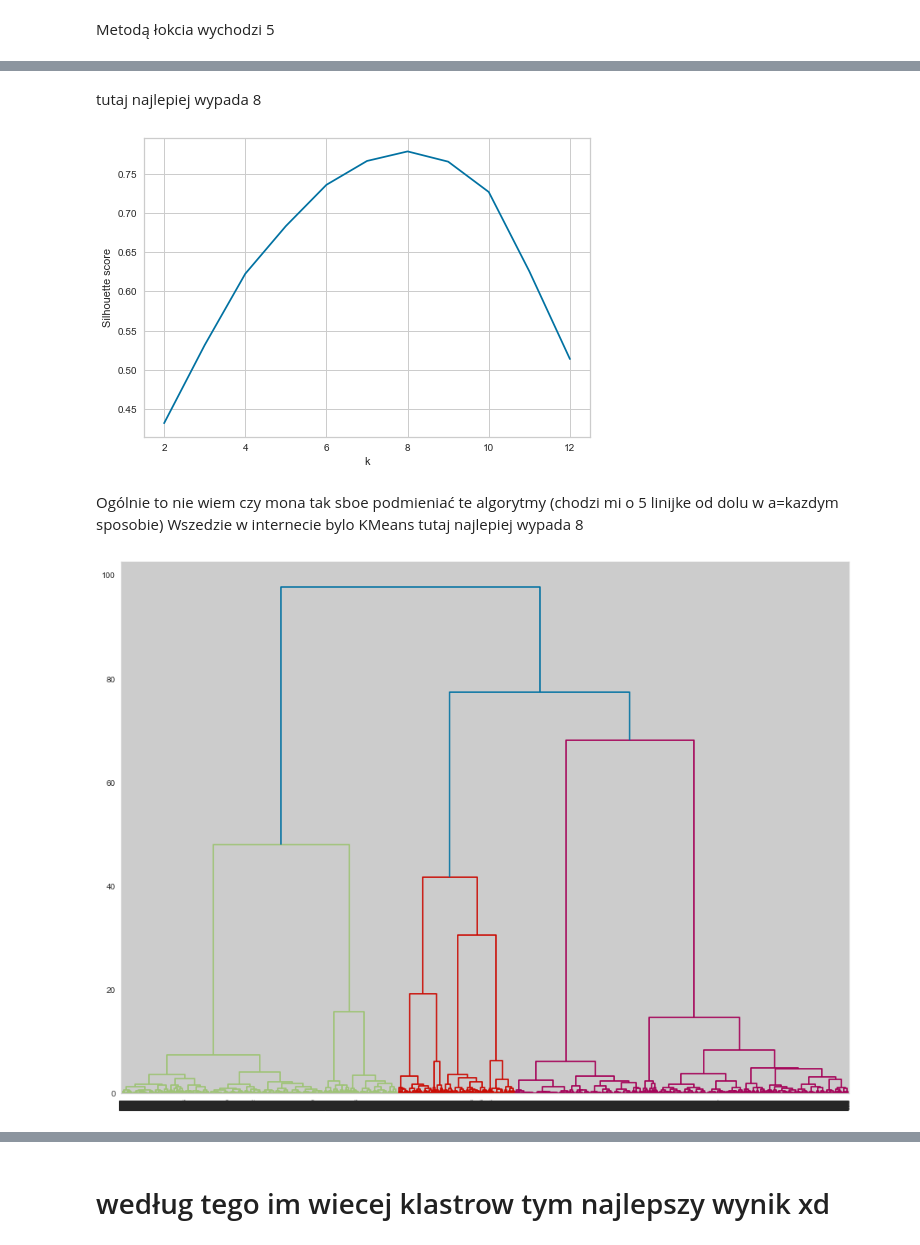
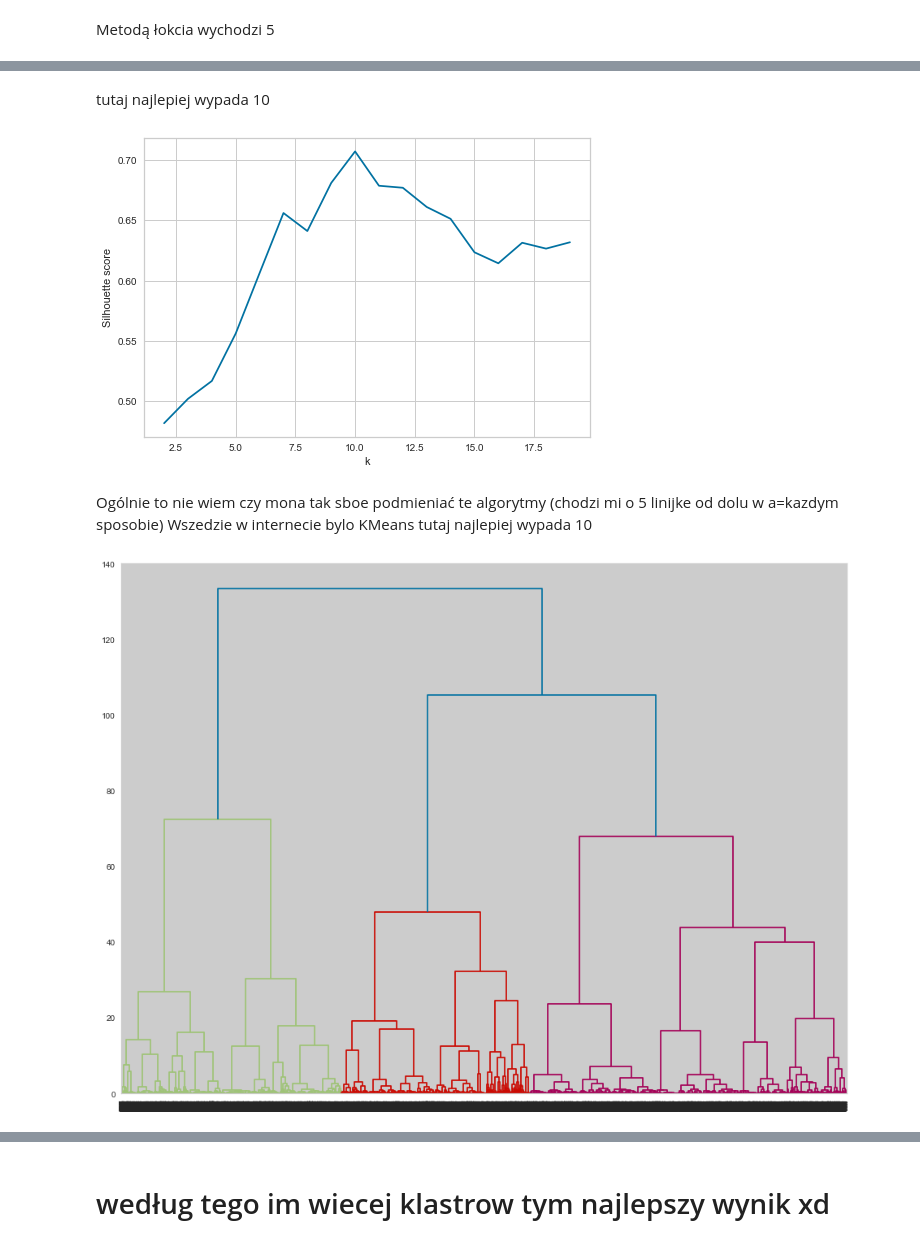
Before and after one commit to SawickiK/ML-Clustering, a Jupyter notebook: clustering.ipynb, the cells around one changed output, grey strips where cells are left out. Drawn from its saved outputs; the diff is of its cells as text; code cells hidden in the pictures.

```diff
--- a/clustering.ipynb
+++ b/clustering.ipynb
@@ -48,7 +48,7 @@ sns.pairplot(df)
 # %% [markdown]
 # SZUKAMY LICZBY KLASTRÓW : D
 # %%
-Elbow_M = KElbowVisualizer(KMeans(), k=10)
+Elbow_M = KElbowVisualizer(KMeans(), k=20)
 Elbow_M.fit(df)
 Elbow_M.show()
 # %% [output]
@@ -127,47 +127,47 @@ plt.show()
 # %% [markdown]
-tutaj najlepiej wypada 8
+tutaj najlepiej wypada 10
 # %%
 #hierarchiczna
 
 from sklearn.cluster import AgglomerativeClustering
 
 def count_clustering_scores(X, cluster_num, model, score_fun):
 
     if isinstance(cluster_num, int):
         cluster_num_iter = [cluster_num]
     else:
         cluster_num_iter = cluster_num
 
     scores = []
     for k in cluster_num_iter:
         model_instance = model(n_clusters=k)
         labels = model_instance.fit_predict(X)
         wcss = score_fun(X, labels)
         scores.append(wcss)
 
     if isinstance(cluster_num, int):
         return scores[0]
     else:
         return scores
 
 
-cluster_num_seq = range(2, 13)
+cluster_num_seq = range(2, 20)
 silhouette_vec = count_clustering_scores(df, cluster_num_seq, AgglomerativeClustering, silhouette_score)
 plt.plot(cluster_num_seq, silhouette_vec, 'bx-')
 plt.xlabel('k')
 plt.ylabel('Silhouette score')
 plt.show()
 # %% [output]
-[figure, old version]
+[figure, new version]
 # %% [markdown]
 Ogólnie to nie wiem czy mona tak sboe podmieniać te algorytmy (chodzi mi o 5 linijke od dolu w a=kazdym sposobie)
 Wszedzie w internecie bylo KMeans
-tutaj najlepiej wypada 8
+tutaj najlepiej wypada 10
 # %%
 plt.figure(figsize=(16,12))
 heirachical_graph=hier.dendrogram(hier.linkage(df, method='ward'))
 # %% [output]
-[figure, old version]
+[figure, new version]
 # %%
 
 # ---notatki---
```
Also changed, not shown: parts of 11 cells of this notebook.
